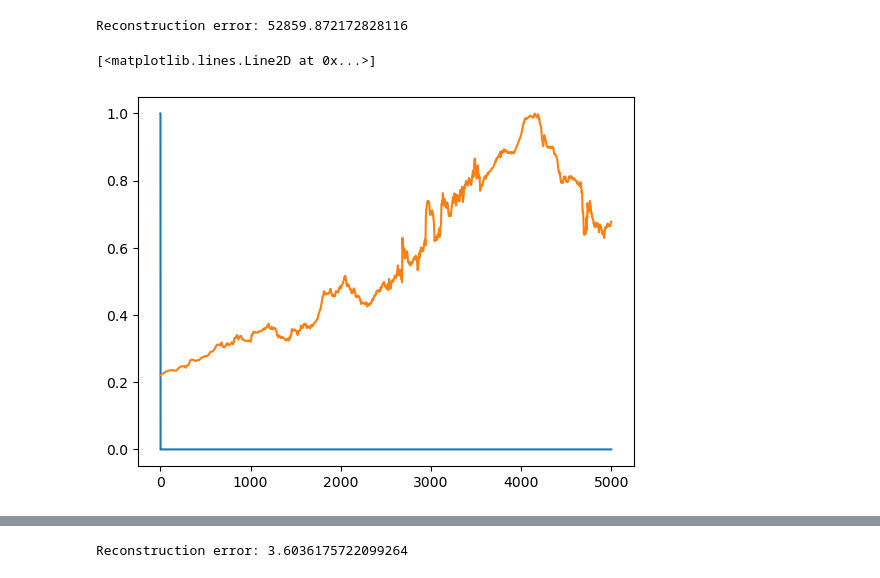
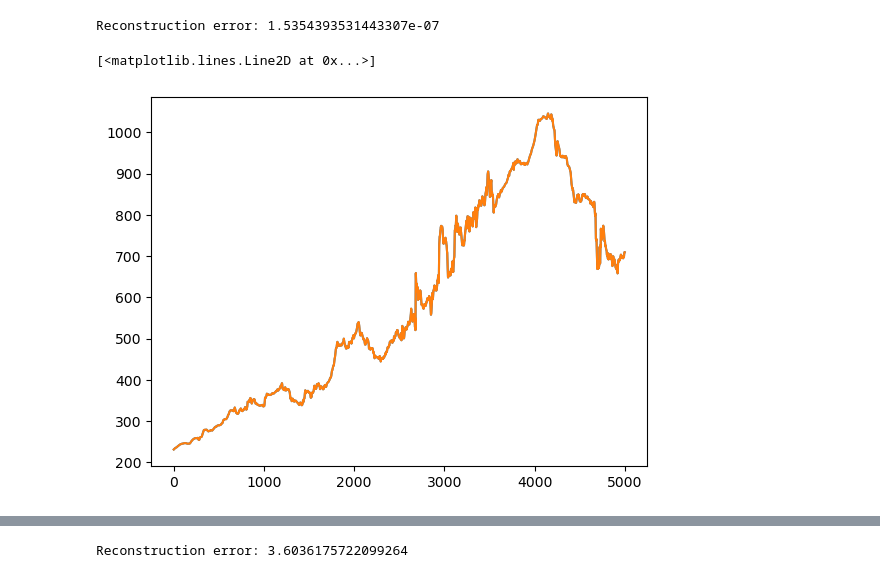
Before and after one commit to aphoffmann/wavelets, a Jupyter notebook: Swarm_test.ipynb, the cells around one changed output, grey strips where cells are left out. Saved outputs shown, nothing was run; the diff lists cells and outputs as text; code cells hidden in the pictures.

```diff
--- a/Swarm_test.ipynb
+++ b/Swarm_test.ipynb
@@ -16,49 +16,39 @@ data =swarm[0]
 # %%
 # Create a sample time-series: a sine wave for demonstration
 sample_rate = 50.0          # 50 Hz sampling rate
 num_samples = 5000          # 5000 samples
 t = np.arange(num_samples) / sample_rate
-#data = np.sin(2 * np.pi * 5 * t)  # A 5 Hz sine wave
-
-# Define transform parameters
-M = 128
-M_C = 1
-b = 2
-q = 1# b*M_C
-xi1 = sample_rate * q / (2 * M)
-d = 1.0
-kernel_size = 512
+data += 10*np.sin(2 * np.pi * 5 * t)  # A 5 Hz sine wave
 
 # Initialize the GridWaveletTransform
 transform = GridWaveletTransform(
+    data=data,
     fs = sample_rate,
-    M=M,
-    M_C=M_C,
-    d=1,
+    pad_method='symmetric',
 )
 
 # Perform forward wavelet transform
-coefficients, meta = transform.transform(data)
+coefficients = transform.forward()
 
 # Perform inverse wavelet transform (reconstruction)
-reconstructed = transform.inverse(coefficients, meta)
+reconstructed = transform.inverse(coefficients)
 
 # Calculate and print reconstruction error
 reconstruction_error = np.linalg.norm(reconstructed - data)
 print(f"Reconstruction error: {reconstruction_error}")
 
 # Optional: Plot grid decimation pattern
 #transform.plot_grid_decimation()
 
 # Optional: Plot scalogram
 #transform.plot_scalogram(coefficients)
-plt.plot(reconstructed/np.max(reconstructed))
-plt.plot(data/np.max(data))
+plt.plot(reconstructed)
+plt.plot(data)
 
 # Optional: Compute frame bounds
 #A, B = transform.compute_frame_bounds()
 #print(f"Frame bounds: A = {A}, B = {B}, Ratio B/A = {B/A}")
 # %% [output]
-Reconstruction error: 52859.872172828116
+Reconstruction error: 1.5354393531443307e-07
 [<matplotlib.lines.Line2D at 0x...>]
-[figure, old version]
+[figure, new version]
```
Also changed, not shown: parts of 4 cells of this notebook, 3 other files.
